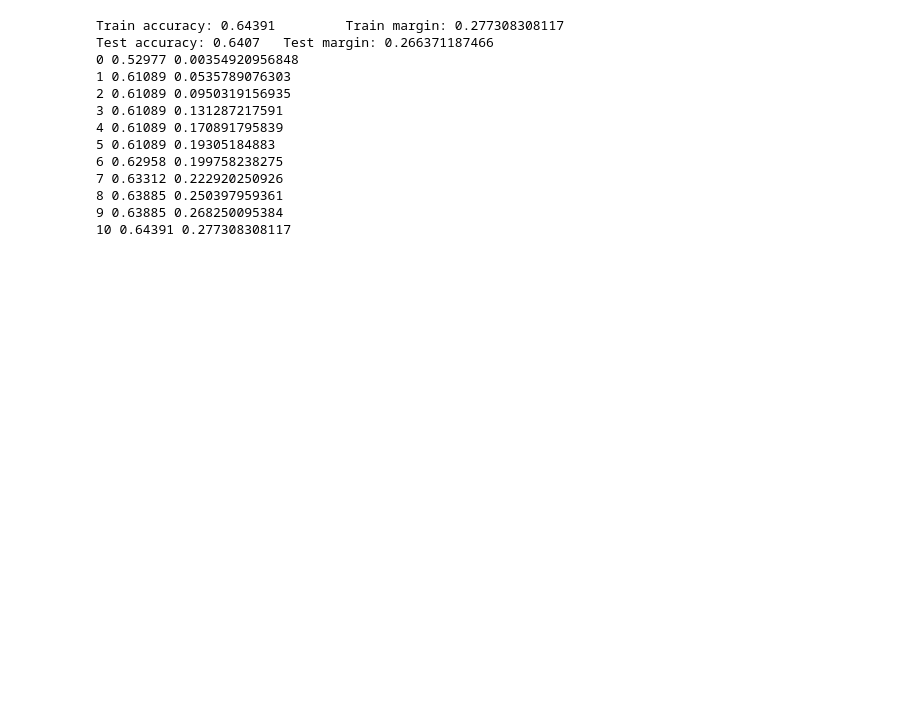
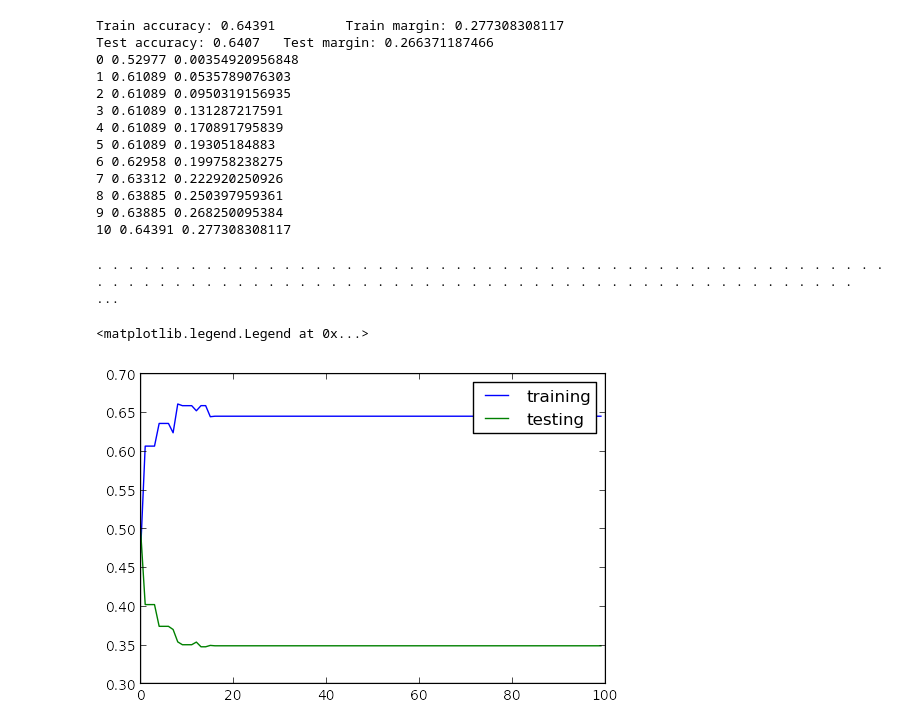
Before and after one commit to harisyammnv/pyboost, a Jupyter notebook: higgs.ipynb, the cells around one changed output. Cells and saved outputs as stored; diff of their text form; code cells hidden in the pictures; blank space fills up the shorter version.

```diff
--- a/higgs.ipynb
+++ b/higgs.ipynb
@@ -174,3 +171,7 @@ Test accuracy: 0.6407   Test margin: 0.266371187466
 8 0.63885 0.250397959361
 9 0.63885 0.268250095384
 10 0.64391 0.277308308117
+# %%
+(accuracy_train, auc_train), (accuracy_test, auc_test) = test_improve(logitboost)
+# %% [output]
+. . . . . . . . . . . . . . . . . . . . . . . . . . . . . . . . . . . . . . . . . . . . . . . . . . . . . . . . . . . . . . . . . . . . . . . . . . . . . . . . . . . . . . . . . . . . . . . . . . . .  ...
@@ -176,0 +183,11 @@ Test accuracy: 0.6407   Test margin: 0.266371187466
+# %%
+%matplotlib inline
+from matplotlib import pyplot as plt
+
+f = lambda ts: map(lambda t: 1.0 - t, ts)
+plt.plot(f(accuracy_train[:100]), label="training")
+plt.plot(f(accuracy_test[:100]), label="testing")
+plt.legend()
+# %% [output]
+<matplotlib.legend.Legend at 0x...>
+[figure, added]
```
Also changed, not shown: parts of 7 cells of this notebook, 4 other files.
